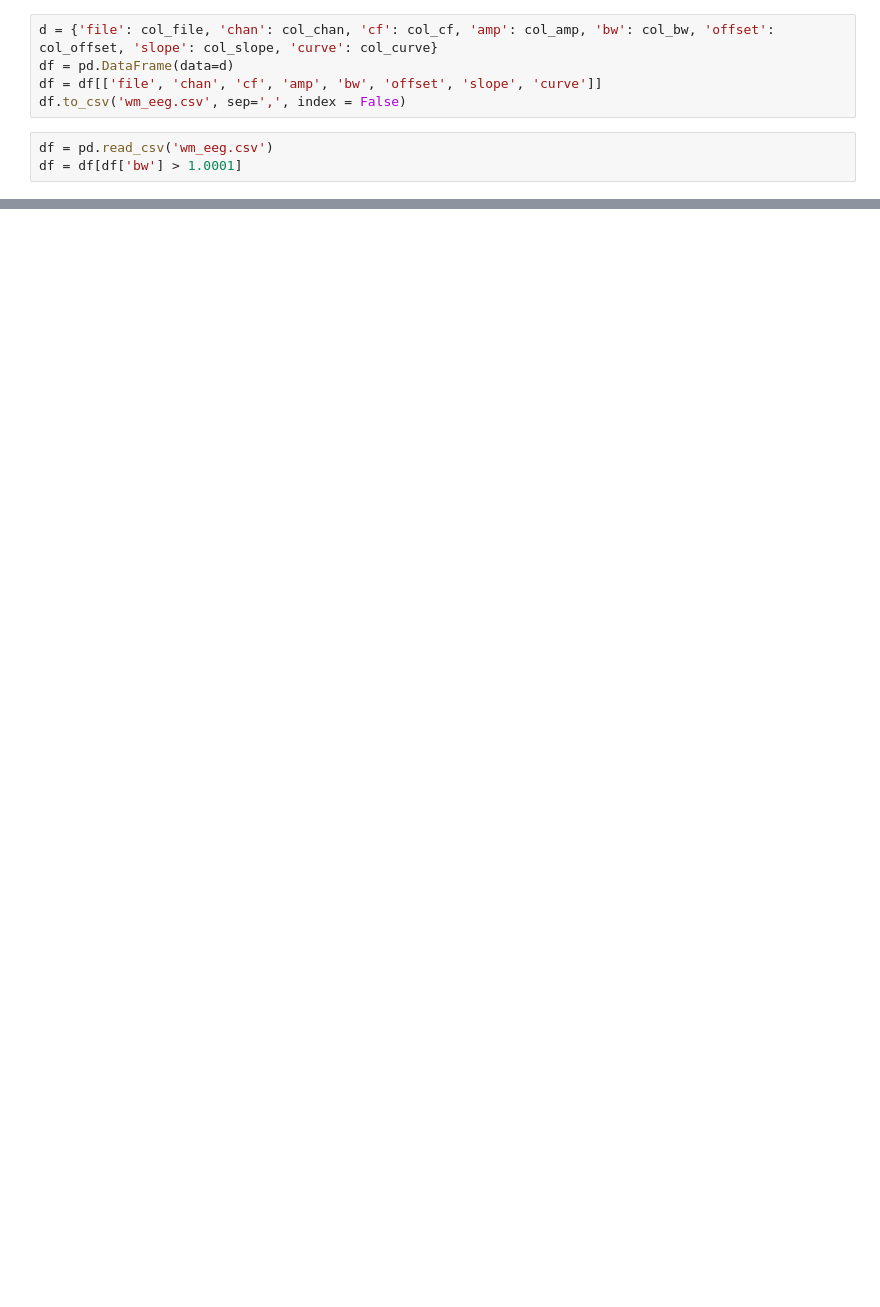
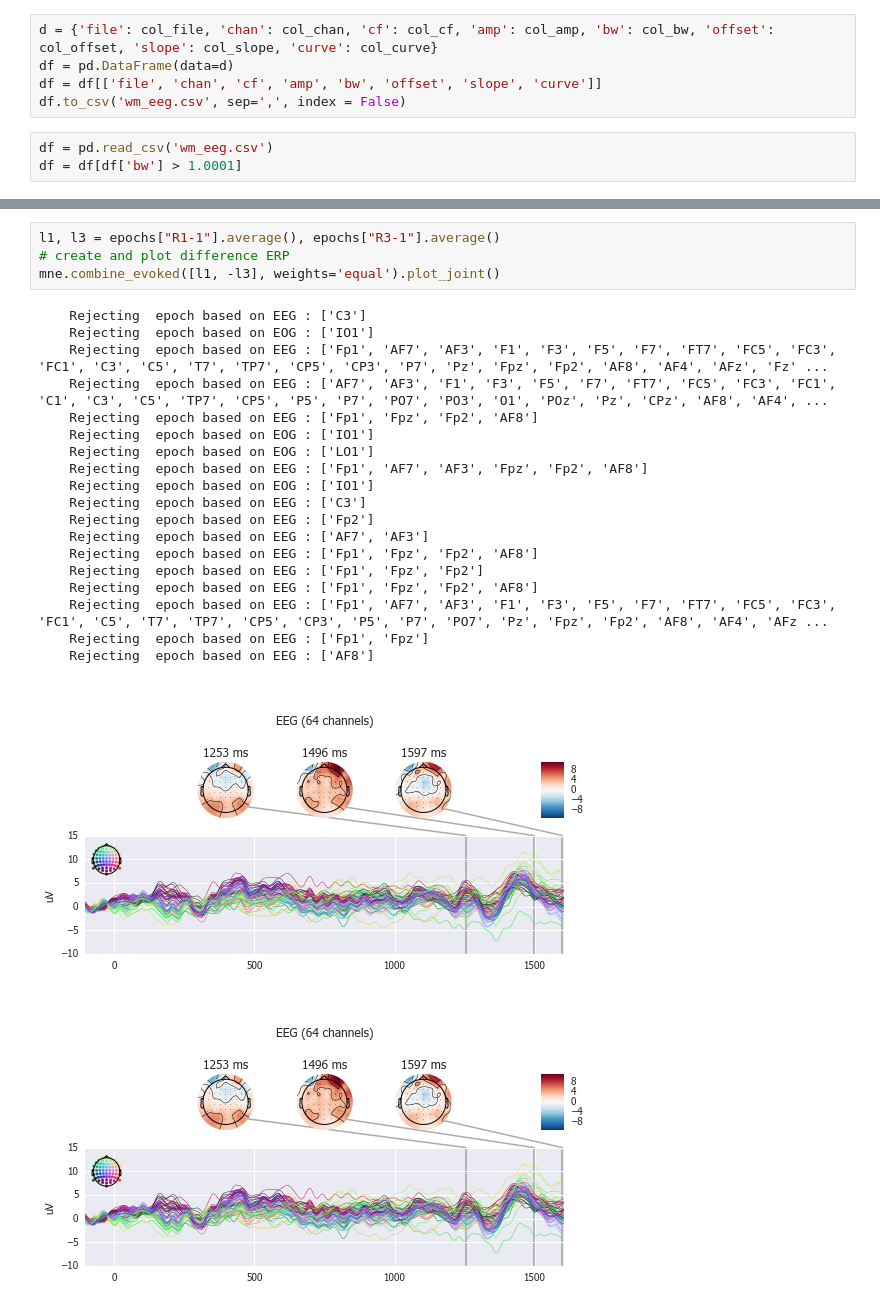
Before and after one commit to fooof-tools/fooof, a Jupyter notebook: Get WM EEG params.ipynb, the cells around one changed output, grey strips where cells are left out. Drawn from its saved outputs; the diff is of its cells as text; blank space fills up the shorter version.

```diff
--- a/Get WM EEG params.ipynb
+++ b/Get WM EEG params.ipynb
@@ -134,0 +266,25 @@ plt.show()
+# %%
+l1, l3 = epochs["R1-1"].average(), epochs["R3-1"].average()
+# create and plot difference ERP
+mne.combine_evoked([l1, -l3], weights='equal').plot_joint()
+# %% [output]
+    Rejecting  epoch based on EEG : ['C3']
+    Rejecting  epoch based on EOG : ['IO1']
+    Rejecting  epoch based on EEG : ['Fp1', 'AF7', 'AF3', 'F1', 'F3', 'F5', 'F7', 'FT7', 'FC5', 'FC3', 'FC1', 'C3', 'C5', 'T7', 'TP7', 'CP5', 'CP3', 'P7', 'Pz', 'Fpz', 'Fp2', 'AF8', 'AF4', 'AFz', 'Fz' ...
+    Rejecting  epoch based on EEG : ['AF7', 'AF3', 'F1', 'F3', 'F5', 'F7', 'FT7', 'FC5', 'FC3', 'FC1', 'C1', 'C3', 'C5', 'TP7', 'CP5', 'P5', 'P7', 'PO7', 'PO3', 'O1', 'POz', 'Pz', 'CPz', 'AF8', 'AF4', ...
+    Rejecting  epoch based on EEG : ['Fp1', 'Fpz', 'Fp2', 'AF8']
+    Rejecting  epoch based on EOG : ['IO1']
+    Rejecting  epoch based on EOG : ['LO1']
+    Rejecting  epoch based on EEG : ['Fp1', 'AF7', 'AF3', 'Fpz', 'Fp2', 'AF8']
+    Rejecting  epoch based on EOG : ['IO1']
+    Rejecting  epoch based on EEG : ['C3']
+    Rejecting  epoch based on EEG : ['Fp2']
+    Rejecting  epoch based on EEG : ['AF7', 'AF3']
+    Rejecting  epoch based on EEG : ['Fp1', 'Fpz', 'Fp2', 'AF8']
+    Rejecting  epoch based on EEG : ['Fp1', 'Fpz', 'Fp2']
+    Rejecting  epoch based on EEG : ['Fp1', 'Fpz', 'Fp2', 'AF8']
+    Rejecting  epoch based on EEG : ['Fp1', 'AF7', 'AF3', 'F1', 'F3', 'F5', 'F7', 'FT7', 'FC5', 'FC3', 'FC1', 'C5', 'T7', 'TP7', 'CP5', 'CP3', 'P5', 'P7', 'PO7', 'Pz', 'Fpz', 'Fp2', 'AF8', 'AF4', 'AFz ...
+    Rejecting  epoch based on EEG : ['Fp1', 'Fpz']
+    Rejecting  epoch based on EEG : ['AF8']
+[figure, added]
+[figure, added]
```
Also changed, not shown: parts of 11 cells of this notebook, 1 other file.
